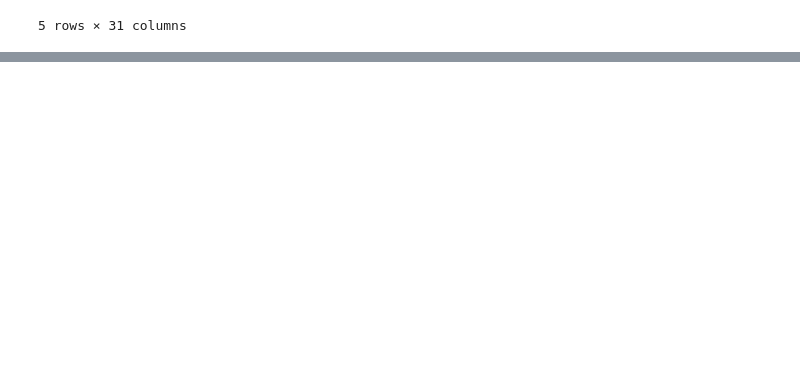
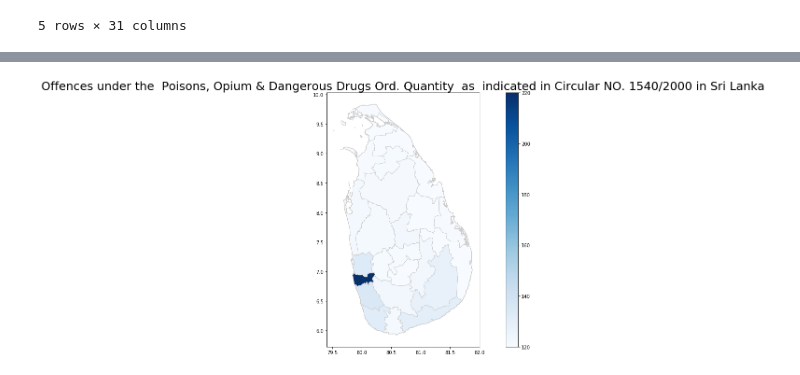
Before and after one commit to PraAnj/gov.lk.data.analysis, a Jupyter notebook: src/geo_maps.ipynb, the cells around one changed output, grey strips where cells are left out. Drawn from its saved outputs; the diff is of its cells as text; code cells hidden in the pictures; blank space fills up the shorter version.

```diff
--- a/src/geo_maps.ipynb
+++ b/src/geo_maps.ipynb
@@ -122,0 +92,4 @@ merged.plot(variable, cmap='Blues', linewidth=0.8, ax=ax, edgecolor='0.8')
+# %%
+plot_map(merged,'Offences under the  Poisons, Opium & Dangerous Drugs Ord. Quantity  as  indicated in Circular NO. 1540/2000')
+# %% [output]
+[figure, added]
```
Also changed, not shown: parts of 11 cells of this notebook.
